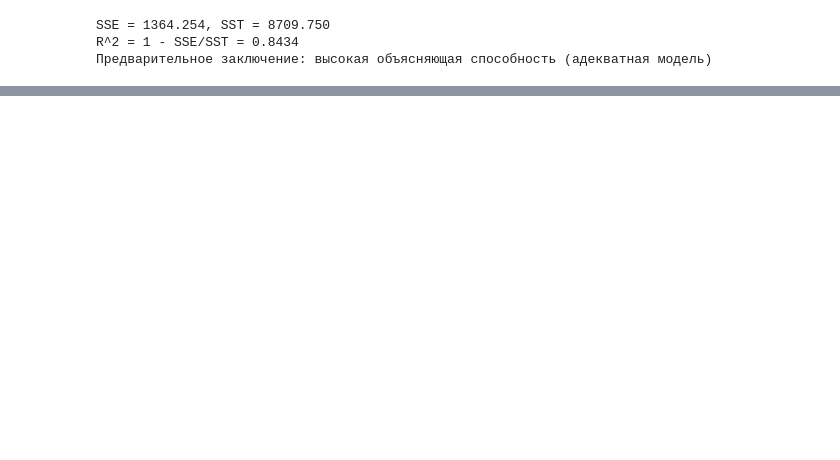
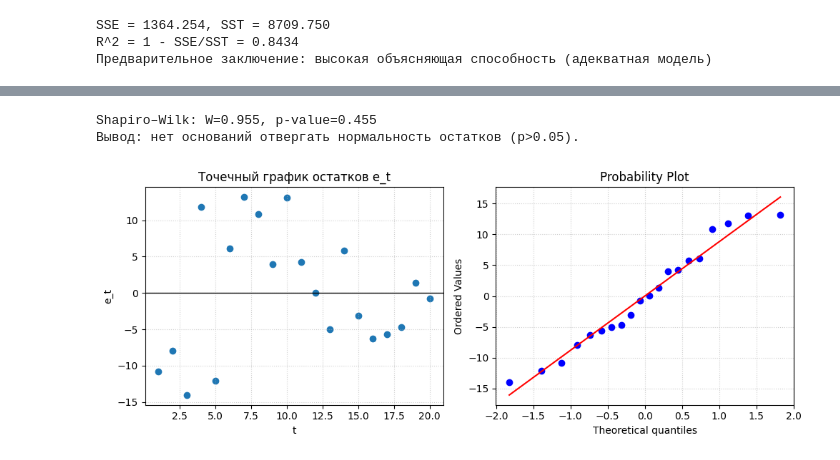
Before and after one commit to MashaKosher/Statistics-Methods-Of-Data-Analysis, a Jupyter notebook: lab3/lab3.ipynb, the cells around one changed output, grey strips where cells are left out. Drawn from its saved outputs; the diff is of its cells as text; code cells hidden in the pictures; blank space fills up the shorter version.

```diff
--- a/lab3/lab3.ipynb
+++ b/lab3/lab3.ipynb
@@ -625,0 +826,61 @@ R^2 = 0.8434, F_R = 96.9166, df1=1, df2=18 (source=lookup(df1=1,df2=18))
+# %%
+# Точечный график ошибок e_t и проверка распределения остатков
+import numpy as np
+import matplotlib.pyplot as plt
+
+# Переоценим модель и найдём остатки
+x = df["tx"].to_numpy(dtype=float)
+y = df["ty"].to_numpy(dtype=float)
+T = len(df)
+
+x_bar = df_params.x_bar(df["tx"])
+y_bar = df_params.y_bar(df["ty"])
+Sxx = np.sum((x - x_bar) ** 2)
+Sxy = np.sum((x - x_bar) * (y - y_bar))
+a1_hat = Sxy / Sxx
+a0_hat = y_bar - a1_hat * x_bar
+
+y_hat = a0_hat + a1_hat * x
+e = y - y_hat
+
+fig, ax = plt.subplots(1, 2, figsize=(10, 4))
+
+# Scatter e_t vs t
+ax[0].scatter(df["t"], e, color="tab:blue")
+ax[0].axhline(0, color="black", linewidth=1)
+ax[0].set_xlabel("t")
+ax[0].set_ylabel("e_t")
+ax[0].set_title("Точечный график остатков e_t")
+ax[0].grid(True, linestyle=":", alpha=0.6)
+
+# Распределение остатков: гистограмма и (если доступно) QQ-plot
+try:
+    from scipy.stats import shapiro, probplot
+    ax[1].set_title("QQ-plot остатков")
+    probplot(e, dist="norm", plot=ax[1])
+    ax[1].grid(True, linestyle=":", alpha=0.6)
+
+    stat, pval = shapiro(e)
+    print(f"Shapiro–Wilk: W={stat:.3f}, p-value={pval:.3f}")
+    if pval > 0.05:
+        print("Вывод: нет оснований отвергать нормальность остатков (p>0.05).")
+    else:
+        print("Вывод: остатки отклоняются от нормального распределения (p<=0.05).")
+except Exception:
+    # Если scipy недоступен — просто гистограмма с нормальной кривой по выборочным mean/std
+    ax[1].set_title("Гистограмма остатков")
+    ax[1].hist(e, bins=8, color="tab:orange", alpha=0.7, density=True)
+    mu, sd = float(np.mean(e)), float(np.std(e, ddof=1))
+    xs = np.linspace(mu - 4*sd, mu + 4*sd, 200)
+    norm_pdf = (1.0/(sd*np.sqrt(2*np.pi))) * np.exp(-0.5*((xs-mu)/sd)**2) if sd > 0 else np.zeros_like(xs)
+    ax[1].plot(xs, norm_pdf, color="black", linewidth=1.5)
+    ax[1].grid(True, linestyle=":", alpha=0.6)
+
+plt.tight_layout()
+plt.show()
+
+# Краткий текстовый вывод по виду графика можно добавить вручную после просмотра фигур.
+# %% [output]
+Shapiro–Wilk: W=0.955, p-value=0.455
+Вывод: нет оснований отвергать нормальность остатков (p>0.05).
+[figure, added]
```
Also changed, not shown: parts of 18 cells of this notebook, 1 other file.
